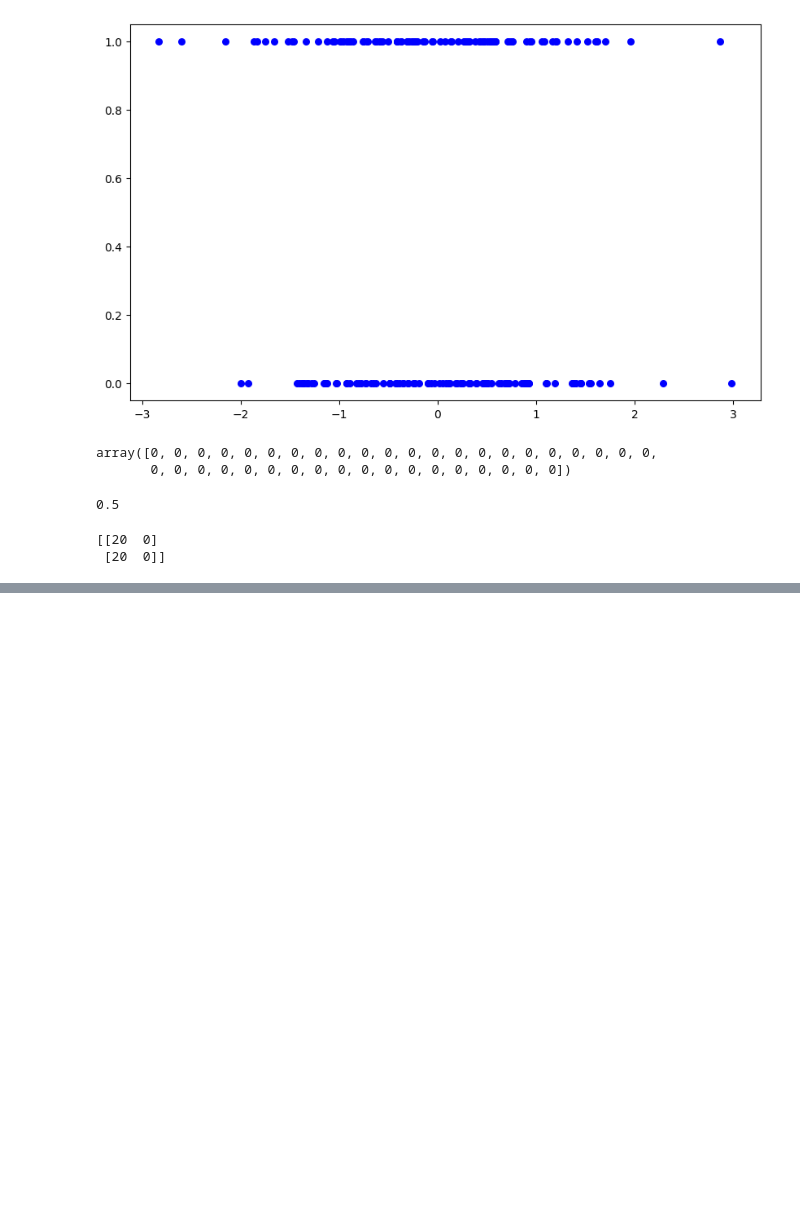
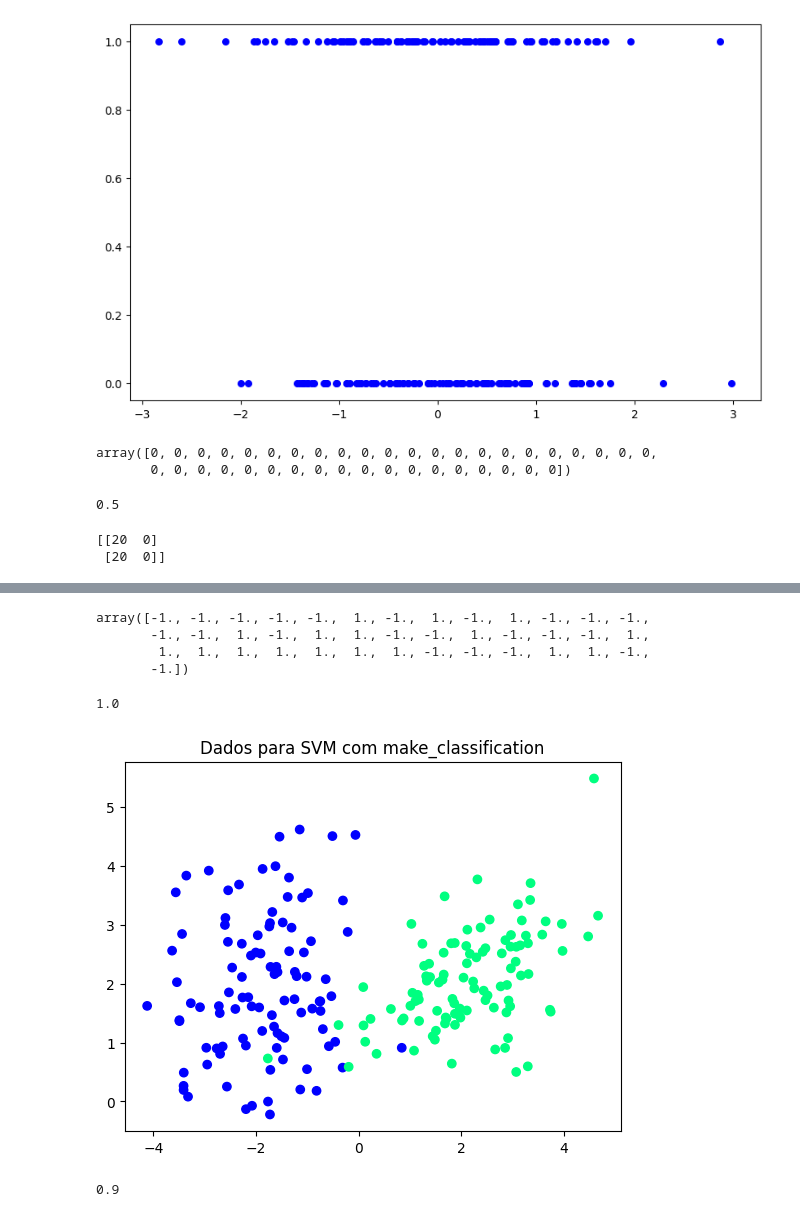
Before and after one commit to Menezes-Gus/Estudos, a Jupyter notebook: main.ipynb, the cells around one changed output, grey strips where cells are left out. Saved outputs shown, nothing was run; the diff lists cells and outputs as text; code cells hidden in the pictures; blank space fills up the shorter version.

```diff
--- a/main.ipynb
+++ b/main.ipynb
@@ -111,0 +128,32 @@ confusion_matrix(y_pred, y=y_test)
+# %%
+y_pred
+# %% [output]
+array([-1., -1., -1., -1., -1.,  1., -1.,  1., -1.,  1., -1., -1., -1.,
+       -1., -1.,  1., -1.,  1.,  1., -1., -1.,  1., -1., -1., -1.,  1.,
+        1.,  1.,  1.,  1.,  1.,  1.,  1., -1., -1., -1.,  1.,  1., -1.,
+       -1.])
+# %%
+accuracy(y_pred, y_test)
+#Considerando como a base está, faz sentido assumir acuracia de 100%
+# %% [output]
+1.0
+# %%
+X, y = datasets.make_classification(n_samples=200, n_features=2, n_informative=2, n_redundant=0,
+                                    n_classes=2, n_clusters_per_class=1, class_sep=2, random_state=42)
+# %%
+y = np.where(y==0, -1, 1)
+X_train, X_test, y_train, y_test = train_test_split(X, y, test_size=0.2, random_state=42)
+# Visualizando
+plt.scatter(X[:, 0], X[:, 1], c=y, cmap='winter')
+plt.title("Dados para SVM com make_classification")
+plt.show()
+# %% [output]
+[figure, added]
+# %%
+svc = SVM()
+svc.fit(X_train, y_train)
+y_pred = svc.predict(X_test)
+accuracy(y_pred, y_test)
+#Considerando como a base está, faz sentido assumir acuracia de 100%
+# %% [output]
+0.9
```
Also changed, not shown: parts of 5 cells of this notebook, 1 other file.
